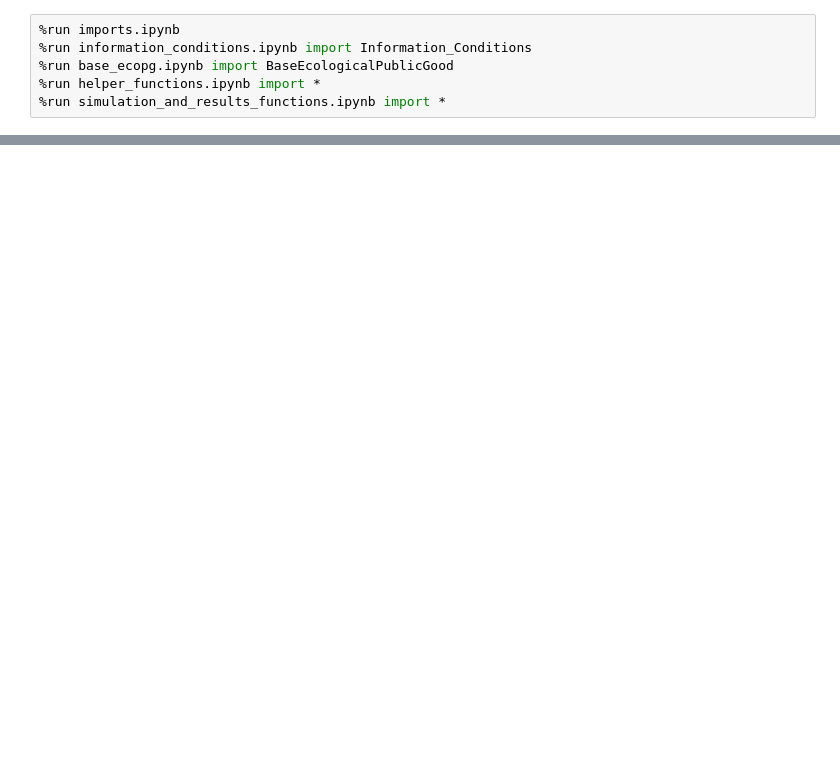
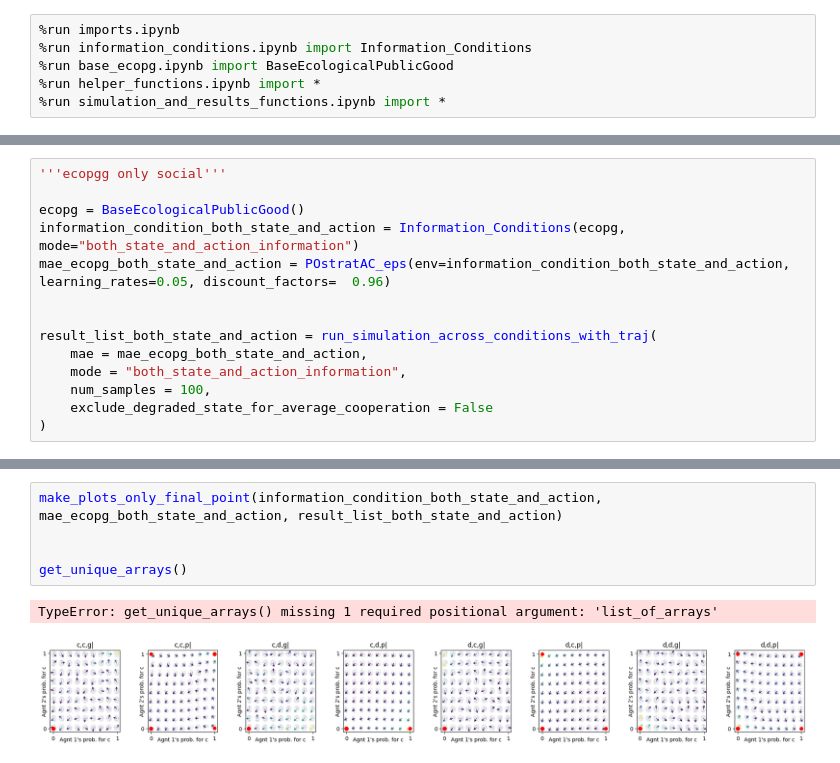
Before and after one commit to Akilan-R/Social_Ecological_Info_Cooperation, a Jupyter notebook: Code/nbs/strategies_four_conditions.ipynb, the cells around one changed output, grey strips where cells are left out. Saved outputs shown, nothing was run; the diff lists cells and outputs as text; blank space fills up the shorter version.

Commit message:
parallelised code. enumerating unique strategies. finding strange trajectories becuase of the epsilon

```diff
--- a/Code/nbs/strategies_four_conditions.ipynb
+++ b/Code/nbs/strategies_four_conditions.ipynb
@@ -29,0 +171,14 @@ print(results_summary)
+# %%
+'''ecopgg only social'''
+
+ecopg = BaseEcologicalPublicGood()
+information_condition_both_state_and_action = Information_Conditions(ecopg, mode="both_state_and_action_information")
+mae_ecopg_both_state_and_action = POstratAC_eps(env=information_condition_both_state_and_action, learning_rates=0.05, discount_factors=  0.96)
+
+
+result_list_both_state_and_action = run_simulation_across_conditions_with_traj(
+    mae = mae_ecopg_both_state_and_action,
+    mode = "both_state_and_action_information",
+    num_samples = 100,
+    exclude_degraded_state_for_average_cooperation = False
+)
@@ -29,0 +192,8 @@ print(results_summary)
+# %%
+make_plots_only_final_point(information_condition_both_state_and_action, mae_ecopg_both_state_and_action, result_list_both_state_and_action)
+
+
+get_unique_arrays()
+# %% [output]
+TypeError: get_unique_arrays() missing 1 required positional argument: 'list_of_arrays'
+[figure, added]
```
Also changed, not shown: parts of 18 cells of this notebook, 53 other files.
